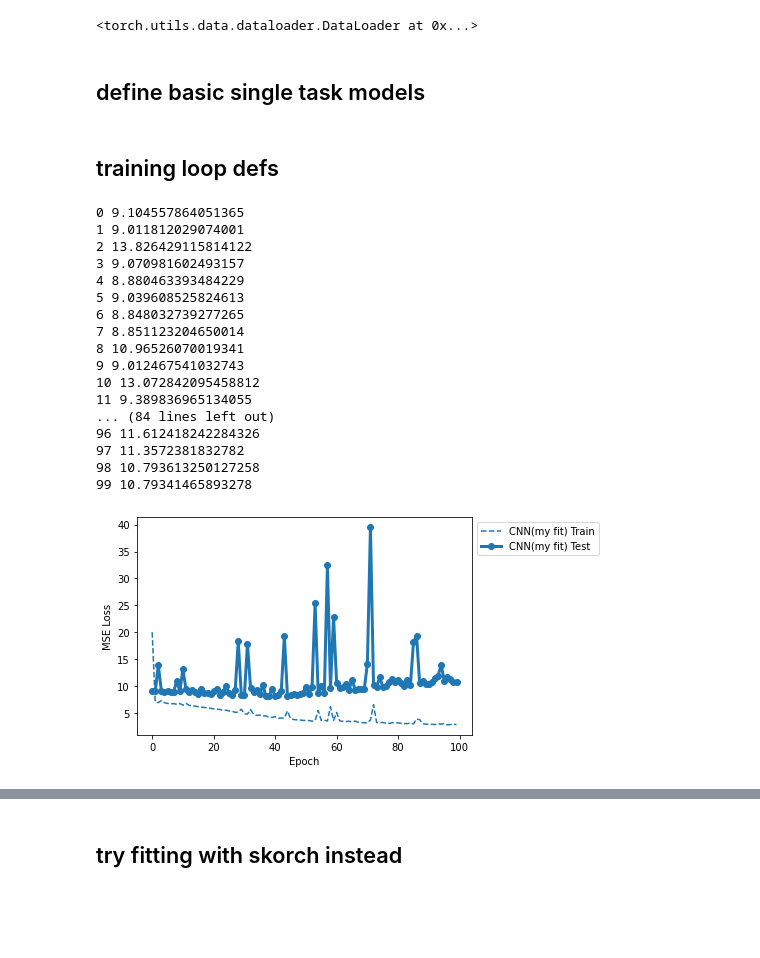
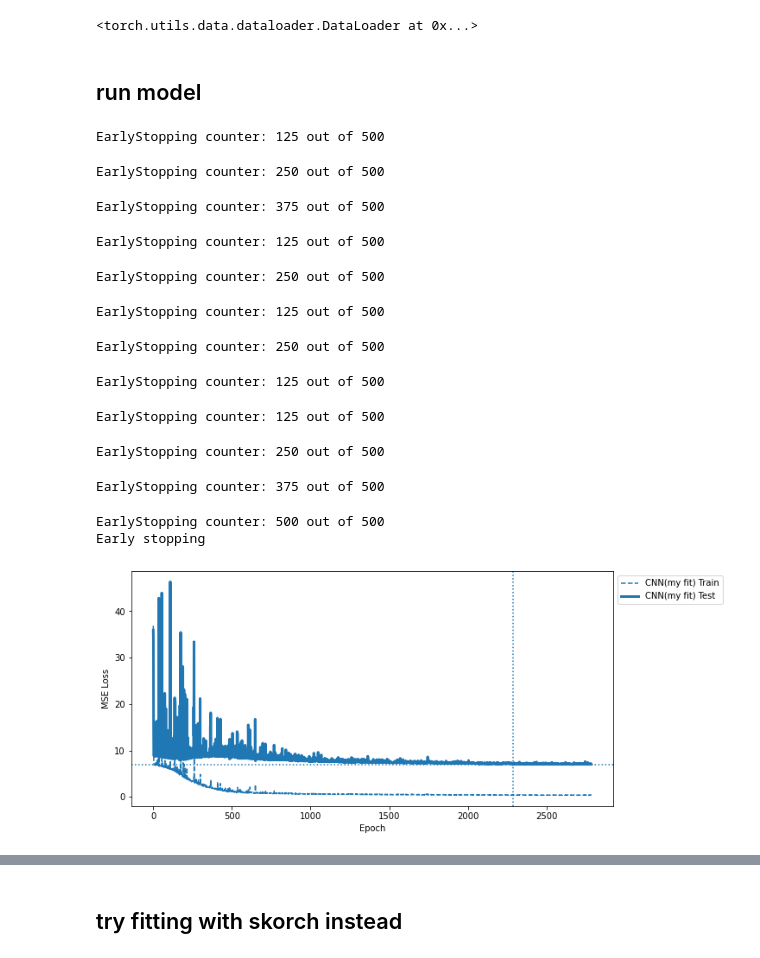
Before and after one commit to erinhwilson/deep-5g-sandbox, a Jupyter notebook: 5g_single_task_hyperparameter_search_skorch_LOGTPM.ipynb, the cells around one changed output, grey strips where cells are left out. Saved outputs shown, nothing was run; the diff lists cells and outputs as text; code cells hidden in the pictures; blank space fills up the shorter version.

```diff
--- a/5g_single_task_hyperparameter_search_skorch_LOGTPM.ipynb
+++ b/5g_single_task_hyperparameter_search_skorch_LOGTPM.ipynb
@@ -161,5 +163,3 @@ len(log_kmer6_train_dl.dataset.kmers)
 log_ohe_train_dl
 # %% [output]
 <torch.utils.data.dataloader.DataLoader at 0x...>
-# %% [markdown]
-## define basic single task models
@@ -202,2 +165,0 @@ class DNA_CNN(nn.Module):
-# %% [markdown]
-## training loop defs
@@ -333,44 +166,53 @@ def quick_loss_plot_simple(data_label_list,loss_type="MSE Loss",sparse_n=0):
+# %% [markdown]
+## run model
 # %%
 seq_len = len(log_train_df['upstream_region'].values[0])
-model_cnn = DNA_CNN(
+model_cnn = m.DNA_2CNN_2FC_Multi(
     seq_len,
-    num_filters=32, #128,
-    kernel_size=8,
-    num_fc_nodes1=10
+    1, # num tasks
 )
 model_cnn.to(DEVICE)
 
+# train_losses_cnn, \
+# test_losses_cnn = run_model(
+#     log_ohe_train_dl,
+#     log_ohe_val_dl,
+#     model_cnn,
+#     lr=0.001,#0.0001,
+#     epochs=100,
+# )
+
+loss_func = torch.nn.MSELoss()
+
 train_losses_cnn, \
-test_losses_cnn = run_model(
+val_losses_cnn, \
+epoch_stop, \
+best_val_score = tu.run_model(
     log_ohe_train_dl,
     log_ohe_val_dl,
     model_cnn,
-    lr=0.001,#0.0001,
-    epochs=100,
-)
+    loss_func,
+    DEVICE,
+    lr=0.001,
+    epochs=5000,
+    opt=None,
+    patience=500)
 
 # to plot loss
-cnn_data_label = [((train_losses_cnn,test_losses_cnn),'CNN(my fit)')]
+cnn_data_label = [((train_losses_cnn,val_losses_cnn),'CNN(my fit)',epoch_stop,best_val_score)]
+tu.quick_loss_plot(cnn_data_label)
 # %% [output]
-0 9.104557864051365
-1 9.011812029074001
-2 13.826429115814122
-3 9.070981602493157
-4 8.880463393484229
-5 9.039608525824613
-6 8.848032739277265
-7 8.851123204650014
-8 10.96526070019341
-9 9.012467541032743
-10 13.072842095458812
-11 9.389836965134055
-... (84 lines left out)
-96 11.612418242284326
-97 11.3572381832782
-98 10.793613250127258
-99 10.79341465893278
+EarlyStopping counter: 125 out of 500
+EarlyStopping counter: 250 out of 500
+EarlyStopping counter: 375 out of 500
+EarlyStopping counter: 125 out of 500
+EarlyStopping counter: 250 out of 500
+EarlyStopping counter: 125 out of 500
+EarlyStopping counter: 250 out of 500
+EarlyStopping counter: 125 out of 500
+EarlyStopping counter: 125 out of 500
+EarlyStopping counter: 250 out of 500
+EarlyStopping counter: 375 out of 500
+EarlyStopping counter: 500 out of 500
+Early stopping
+[figure, added]
-# %%
-# basic CNN
-quick_loss_plot_simple(cnn_data_label)
-# %% [output]
-[figure, removed]
```
Also changed, not shown: parts of 13 cells of this notebook, 2 other files.
